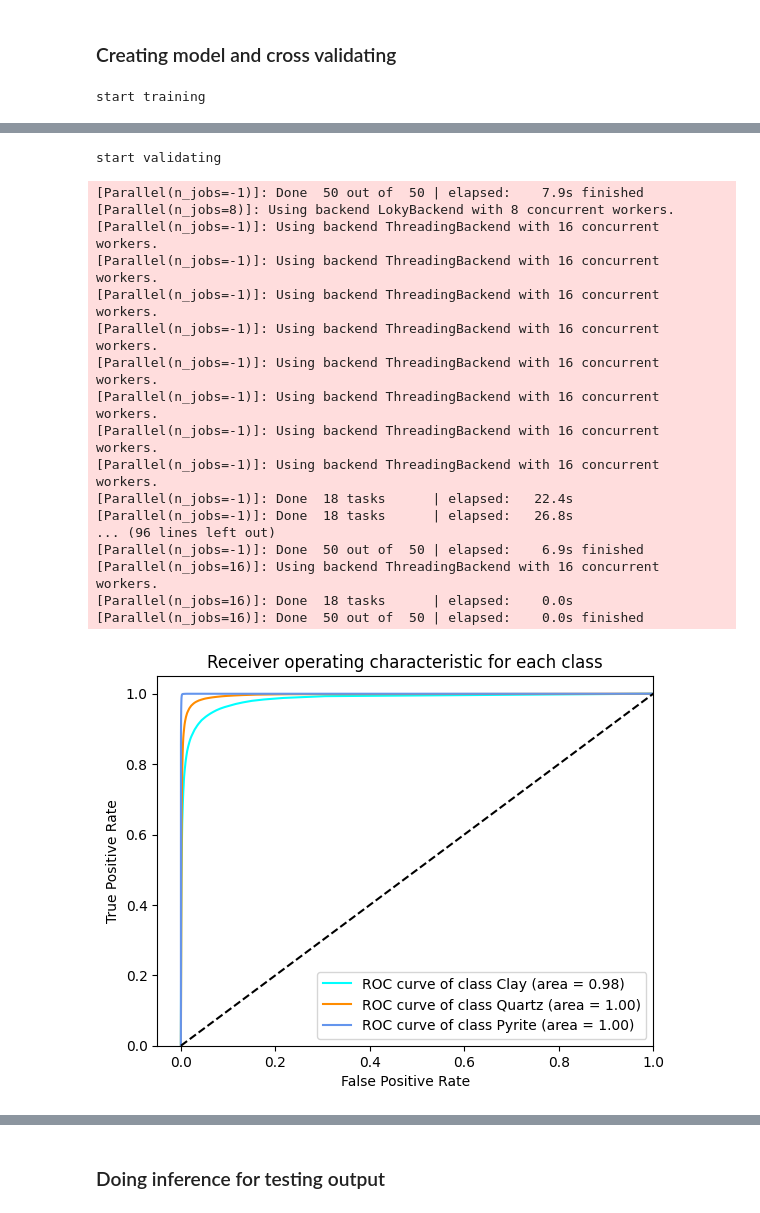
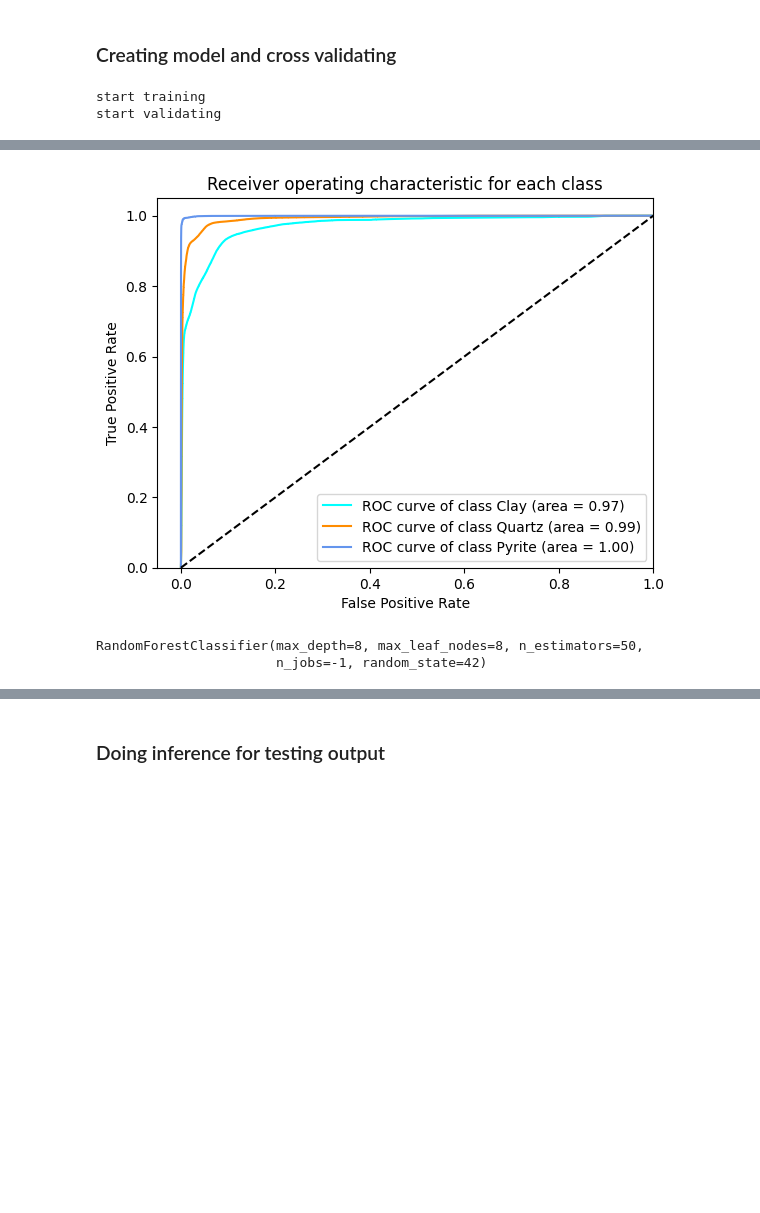
Before and after one commit to suracI-invert/xla-segmentation, a Jupyter notebook: sandstone_test.ipynb, the cells around one changed output, grey strips where cells are left out. Drawn from its saved outputs; the diff is of its cells as text; code cells hidden in the pictures; blank space fills up the shorter version.

```diff
--- a/sandstone_test.ipynb
+++ b/sandstone_test.ipynb
@@ -10 +13,15 @@ from skimage.filters import roberts, sobel, scharr, prewitt, gaussian
+# %%
+TRAIN_PATH = './train/train.tif'
+LABEL_PATH = './labels/label.tif'
+INFERENCE_PATH = './train/train.tif'
+INFERENCE_LABEL = './labels/'
+
+PRE_TRAIN = False
+MODEL_PATH = './models'
+MODEL_NAME = 'random_forest'
+SAVE_MODEL = True
+
+# We only infer 1 image out of 9 images in train tif stack (due to memory constraint)
+# We also use train data for inference for visualizing purpose
+IMAGE_INFERENCE = 7
 # %% [markdown]
@@ -394,14 +392,23 @@ def cross_validation(model, _X, _Y, _groups, _scoring, _threads= 1):
     return result
 # %%
 from sklearn.ensemble import RandomForestClassifier
+import pickle
 
-model = RandomForestClassifier(n_estimators= 50, random_state= 42, verbose= 1, n_jobs= -1)
+if PRE_TRAIN:
+    with open(os.path.join(MODEL_PATH, MODEL_NAME), 'rb') as f:
+        model = pickle.load(f)
+else:
+    model = RandomForestClassifier(n_estimators= 50, min_samples_leaf= 1, min_samples_split= 2, max_depth= 8, max_leaf_nodes= 8, random_state= 42, n_jobs= -1)
 
-print('start training')
-model.fit(X, Y)
 
-scoring = ['accuracy', 'f1_macro', 'jaccard_macro']
+    scoring = ['accuracy', 'f1_macro', 'jaccard_macro']
 
-score = cross_validation(model, X, Y, group, scoring, 8)
+
+    print('start training')
+
+    score = cross_validation(model, X, Y, group, scoring, 8)
+
+    model.fit(X, Y)
 # %% [output]
 start training
+start validating
@@ -410,19 +418,3 @@ start training
+[figure, new version]
-start validating
+RandomForestClassifier(max_depth=8, max_leaf_nodes=8, n_estimators=50,
+                       n_jobs=-1, random_state=42)
-[Parallel(n_jobs=-1)]: Done  50 out of  50 | elapsed:    7.9s finished
-[Parallel(n_jobs=8)]: Using backend LokyBackend with 8 concurrent workers.
-[Parallel(n_jobs=-1)]: Using backend ThreadingBackend with 16 concurrent workers.
-[Parallel(n_jobs=-1)]: Using backend ThreadingBackend with 16 concurrent workers.
-[Parallel(n_jobs=-1)]: Using backend ThreadingBackend with 16 concurrent workers.
-[Parallel(n_jobs=-1)]: Using backend ThreadingBackend with 16 concurrent workers.
-[Parallel(n_jobs=-1)]: Using backend ThreadingBackend with 16 concurrent workers.
-[Parallel(n_jobs=-1)]: Using backend ThreadingBackend with 16 concurrent workers.
-[Parallel(n_jobs=-1)]: Using backend ThreadingBackend with 16 concurrent workers.
-[Parallel(n_jobs=-1)]: Using backend ThreadingBackend with 16 concurrent workers.
-[Parallel(n_jobs=-1)]: Done  18 tasks      | elapsed:   22.4s
-[Parallel(n_jobs=-1)]: Done  18 tasks      | elapsed:   26.8s
-... (96 lines left out)
-[Parallel(n_jobs=-1)]: Done  50 out of  50 | elapsed:    6.9s finished
-[Parallel(n_jobs=16)]: Using backend ThreadingBackend with 16 concurrent workers.
-[Parallel(n_jobs=16)]: Done  18 tasks      | elapsed:    0.0s
-[Parallel(n_jobs=16)]: Done  50 out of  50 | elapsed:    0.0s finished
-[figure, old version]
```
Also changed, not shown: parts of 21 cells of this notebook, 2 other files.
